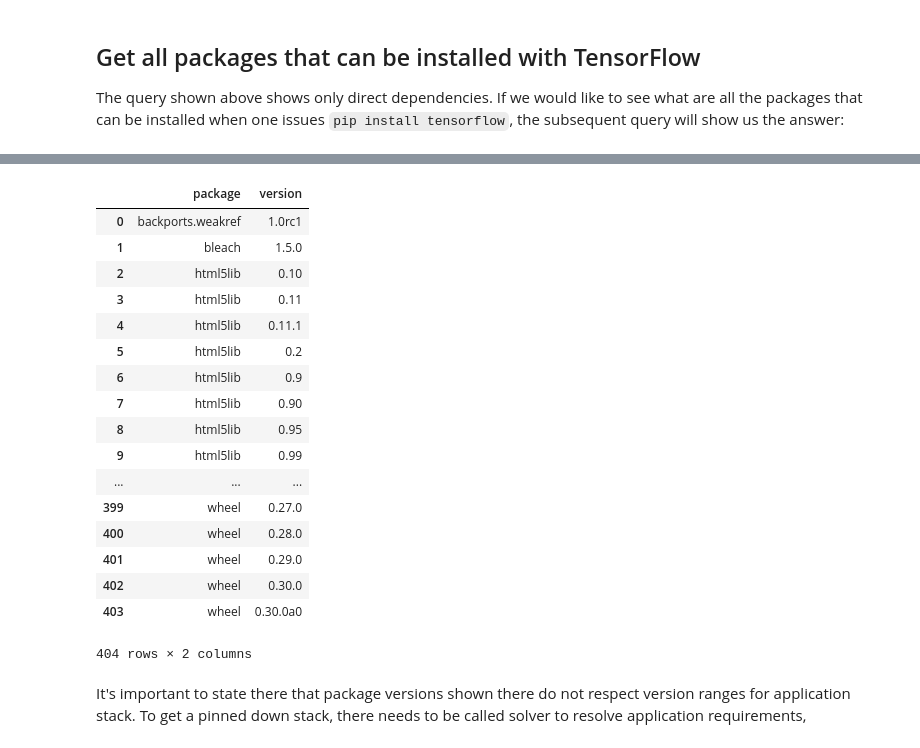
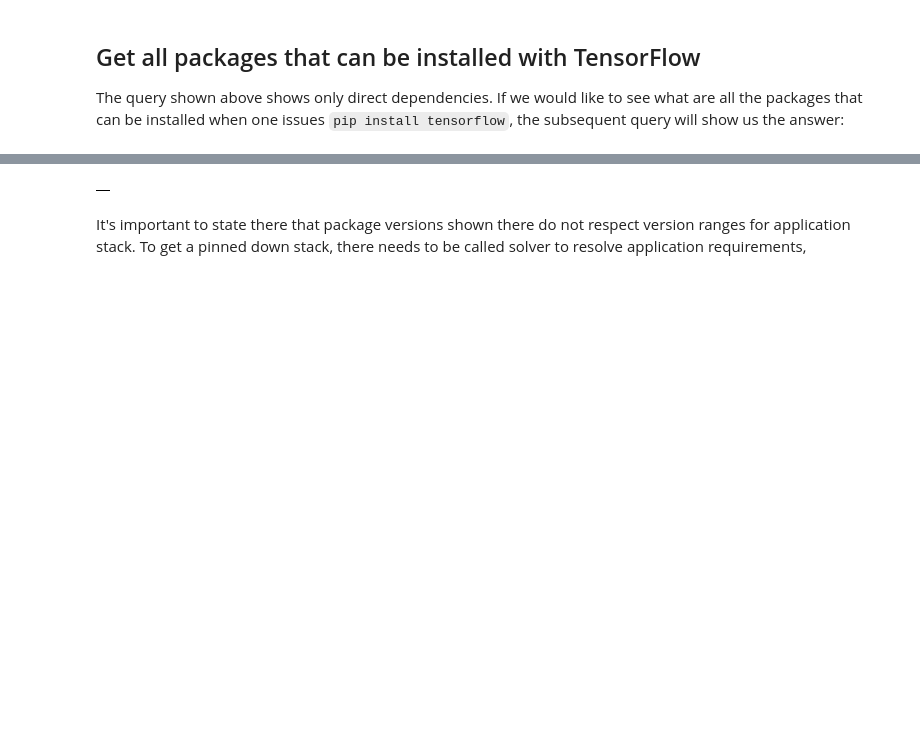
Before and after one commit to thoth-station/notebooks, a Jupyter notebook: notebooks/Initial queries to JanusGraph.ipynb, the cells around one changed output, grey strips where cells are left out. Saved outputs shown, nothing was run; the diff lists cells and outputs as text; code cells hidden in the pictures; blank space fills up the shorter version.

```diff
--- a/notebooks/Initial queries to JanusGraph.ipynb
+++ b/notebooks/Initial queries to JanusGraph.ipynb
@@ -32,7 +32,7 @@ Before we start querying the JanusGraph instance let's connect to it first:
 from thoth.storages.graph import GraphDatabase
 from thoth.lab import GraphQueryResult as gqr
 
-graph_db = GraphDatabase.create('localhost', port=8182)
+graph_db = GraphDatabase.create('10.8.253.255', port=8182)
 graph_db.connect()
 g = graph_db.g   # We will use raw Gremlin traversal in examples.
 # %% [markdown]
@@ -161,6 +136,8 @@ The query shown above shows only direct dependencies. If we would like to see wh
 
 gqr(
     g.V()
+    .has('ecosystem', 'pypi')
+    .has('__label__', 'python_package_version').has('__type__','vertex')
     .has('package_name', 'tensorflow').has('__label__', 'python_package_version').has('package_version', '1.2.0')
     .repeat(
         outE().simplePath().has('__label__', 'depends_on').inV().as_('pkg')
@@ -178,21 +155,4 @@ Wall time: 369 ms
-|  | package | version |
-| 0 | backports.weakref | 1.0rc1 |
-| 1 | bleach | 1.5.0 |
-| 2 | html5lib | 0.10 |
-| 3 | html5lib | 0.11 |
-| 4 | html5lib | 0.11.1 |
-| 5 | html5lib | 0.2 |
-| 6 | html5lib | 0.9 |
-| 7 | html5lib | 0.90 |
-| 8 | html5lib | 0.95 |
-| 9 | html5lib | 0.99 |
-| ... | ... | ... |
-| 399 | wheel | 0.27.0 |
-| 400 | wheel | 0.28.0 |
-| 401 | wheel | 0.29.0 |
-| 402 | wheel | 0.30.0 |
-| 403 | wheel | 0.30.0a0 |
+|  |
-404 rows × 2 columns
 # %% [markdown]
 It's important to state there that package versions shown there do not respect version ranges for application stack. To get a pinned down stack, there needs to be called solver to resolve application requirements,
 # %% [markdown]
```
Also changed, not shown: parts of 6 cells of this notebook, 3 other files.
